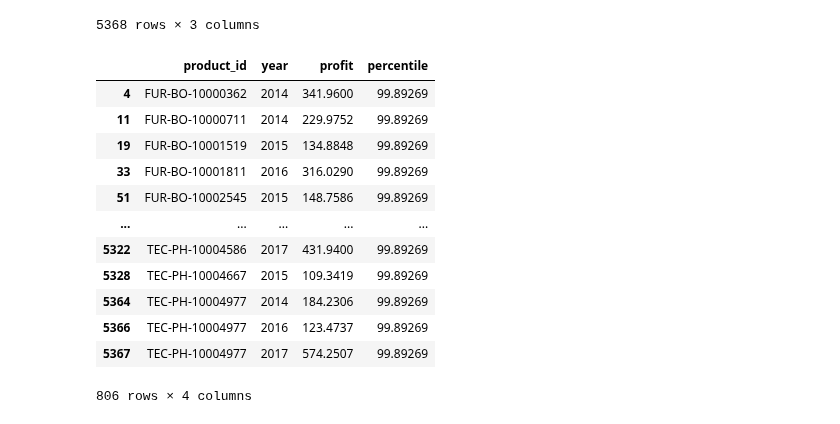
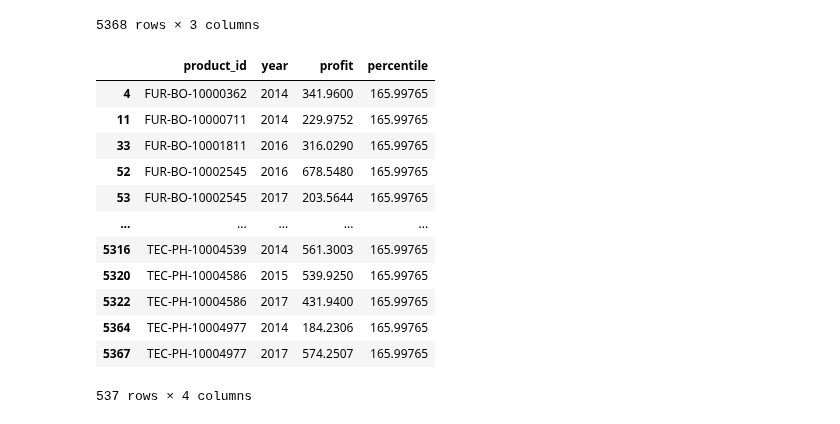
Before and after one commit to Dilcia19/superstore, a Jupyter notebook: notebooks/analysis_in_py.ipynb, the cells around one changed output. Saved outputs shown, nothing was run; the diff lists cells and outputs as text; code cells hidden in the pictures.

```diff
--- a/notebooks/analysis_in_py.ipynb
+++ b/notebooks/analysis_in_py.ipynb
@@ -718,24 +718,24 @@ profit_over_years.sort_values(by='profit', ascending=False)
 # %%
 # consistently profitable products over the years
 
-quantile_90 = profit_over_years['profit'].quantile(.85)
+quantile_90 = profit_over_years['profit'].quantile(.9)
 profit_over_years['percentile'] = quantile_90
 profit_over_years_90th_quantile = profit_over_years[profit_over_years['profit'] > quantile_90]
 profit_over_years_90th_quantile
 # %% [output]
 |  | product_id | year | profit | percentile |
-| 4 | FUR-BO-10000362 | 2014 | 341.9600 | 99.89269 |
-| 11 | FUR-BO-10000711 | 2014 | 229.9752 | 99.89269 |
-| 19 | FUR-BO-10001519 | 2015 | 134.8848 | 99.89269 |
-| 33 | FUR-BO-10001811 | 2016 | 316.0290 | 99.89269 |
-| 51 | FUR-BO-10002545 | 2015 | 148.7586 | 99.89269 |
+| 4 | FUR-BO-10000362 | 2014 | 341.9600 | 165.99765 |
+| 11 | FUR-BO-10000711 | 2014 | 229.9752 | 165.99765 |
+| 33 | FUR-BO-10001811 | 2016 | 316.0290 | 165.99765 |
+| 52 | FUR-BO-10002545 | 2016 | 678.5480 | 165.99765 |
+| 53 | FUR-BO-10002545 | 2017 | 203.5644 | 165.99765 |
 | ... | ... | ... | ... | ... |
-| 5322 | TEC-PH-10004586 | 2017 | 431.9400 | 99.89269 |
-| 5328 | TEC-PH-10004667 | 2015 | 109.3419 | 99.89269 |
-| 5364 | TEC-PH-10004977 | 2014 | 184.2306 | 99.89269 |
-| 5366 | TEC-PH-10004977 | 2016 | 123.4737 | 99.89269 |
-| 5367 | TEC-PH-10004977 | 2017 | 574.2507 | 99.89269 |
+| 5316 | TEC-PH-10004539 | 2014 | 561.3003 | 165.99765 |
+| 5320 | TEC-PH-10004586 | 2015 | 539.9250 | 165.99765 |
+| 5322 | TEC-PH-10004586 | 2017 | 431.9400 | 165.99765 |
+| 5364 | TEC-PH-10004977 | 2014 | 184.2306 | 165.99765 |
+| 5367 | TEC-PH-10004977 | 2017 | 574.2507 | 165.99765 |
-806 rows × 4 columns
+537 rows × 4 columns
 # %%
 quantile_90_products = profit_over_years_90th_quantile['product_id'].value_counts().loc[lambda x: x > 3].to_frame().reset_index()
 df_to_merge = store_records[['product_id','product_name','profit']]
```
Also changed, not shown: parts of 5 cells of this notebook.
